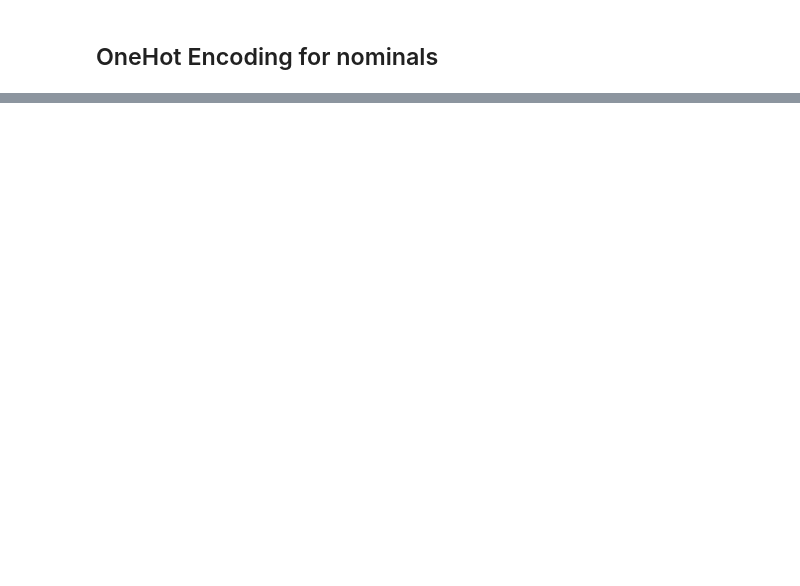
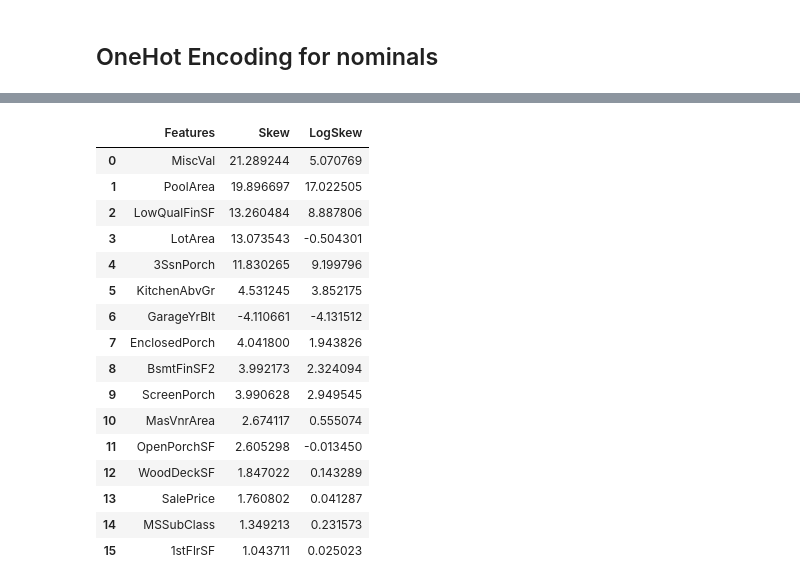
Before and after one commit to hzeig/ames-housing-predictions, a Jupyter notebook: HADAR/hadar project.ipynb, the cells around one changed output, grey strips where cells are left out. Cells and saved outputs as stored; diff of their text form; code cells hidden in the pictures; blank space fills up the shorter version.

```diff
--- a/HADAR/hadar project.ipynb
+++ b/HADAR/hadar project.ipynb
@@ -1181,0 +1213,4 @@ housePrice.to_csv('HousePrice_Encoded.csv')
+# %%
+for feature in skewed_data.columns:
+    log_skewed = boxcox1p(skewed_data, 0)
+log_skewed.hist(bins = 50, figsize = (25,20))
@@ -1181,0 +1237,6 @@ housePrice.to_csv('HousePrice_Encoded.csv')
+# %%
+modSkewedFeatures = continuous.loc[continuous["AbsSkew"] > .5]
+modSkewedFeatures = modSkewedFeatures.loc[modSkewedFeatures["AbsSkew"] < 1].sort_values("AbsSkew",ascending=False)
+modSkewed_data = hp_num[modSkewedFeatures['Features']]
+
+modSkewed_data.hist(bins=50, figsize=(25,25))
@@ -1181,0 +1256,4 @@ housePrice.to_csv('HousePrice_Encoded.csv')
+# %%
+for feature in modSkewed_data.columns:
+    log_modSkewed = boxcox1p(modSkewed_data, 0)
+log_modSkewed.hist(bins=50, figsize=(25,20))
@@ -1181,0 +1273,25 @@ housePrice.to_csv('HousePrice_Encoded.csv')
+# %%
+def skew(df):
+    for feature in df.columns:
+        return df.skew()
+# %%
+# impact of log on extreme skewness
+pd.DataFrame(zip(skewed_data, skew(skewed_data),skew(log_skewed)), columns=['Features','Skew','LogSkew'])
+# %% [output]
+|  | Features | Skew | LogSkew |
+| 0 | MiscVal | 21.289244 | 5.070769 |
+| 1 | PoolArea | 19.896697 | 17.022505 |
+| 2 | LowQualFinSF | 13.260484 | 8.887806 |
+| 3 | LotArea | 13.073543 | -0.504301 |
+| 4 | 3SsnPorch | 11.830265 | 9.199796 |
+| 5 | KitchenAbvGr | 4.531245 | 3.852175 |
+| 6 | GarageYrBlt | -4.110661 | -4.131512 |
+| 7 | EnclosedPorch | 4.041800 | 1.943826 |
+| 8 | BsmtFinSF2 | 3.992173 | 2.324094 |
+| 9 | ScreenPorch | 3.990628 | 2.949545 |
+| 10 | MasVnrArea | 2.674117 | 0.555074 |
+| 11 | OpenPorchSF | 2.605298 | -0.013450 |
+| 12 | WoodDeckSF | 1.847022 | 0.143289 |
+| 13 | SalePrice | 1.760802 | 0.041287 |
+| 14 | MSSubClass | 1.349213 | 0.231573 |
+| 15 | 1stFlrSF | 1.043711 | 0.025023 |
```
Also changed, not shown: parts of 31 cells of this notebook, 2 other files.
